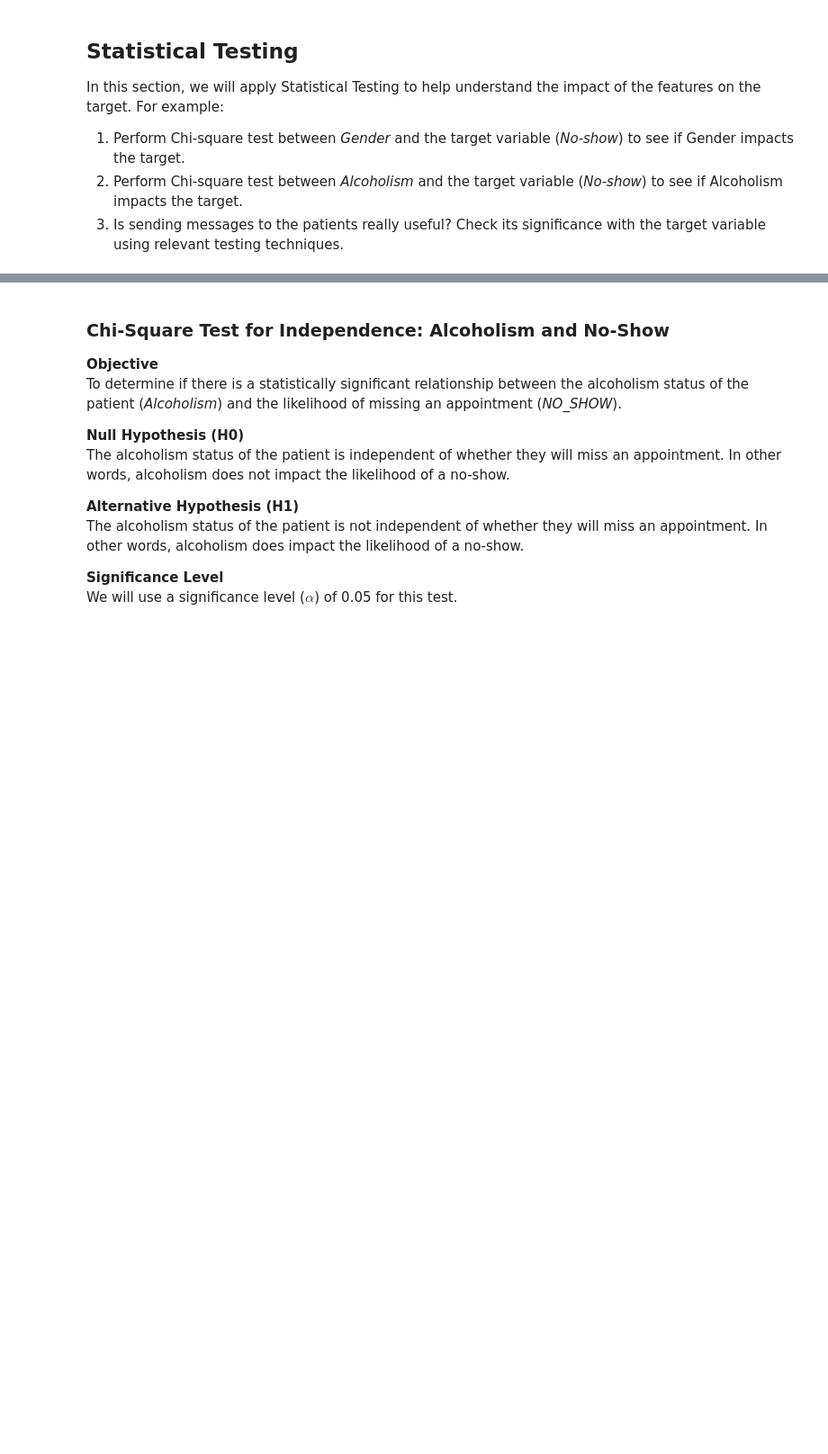
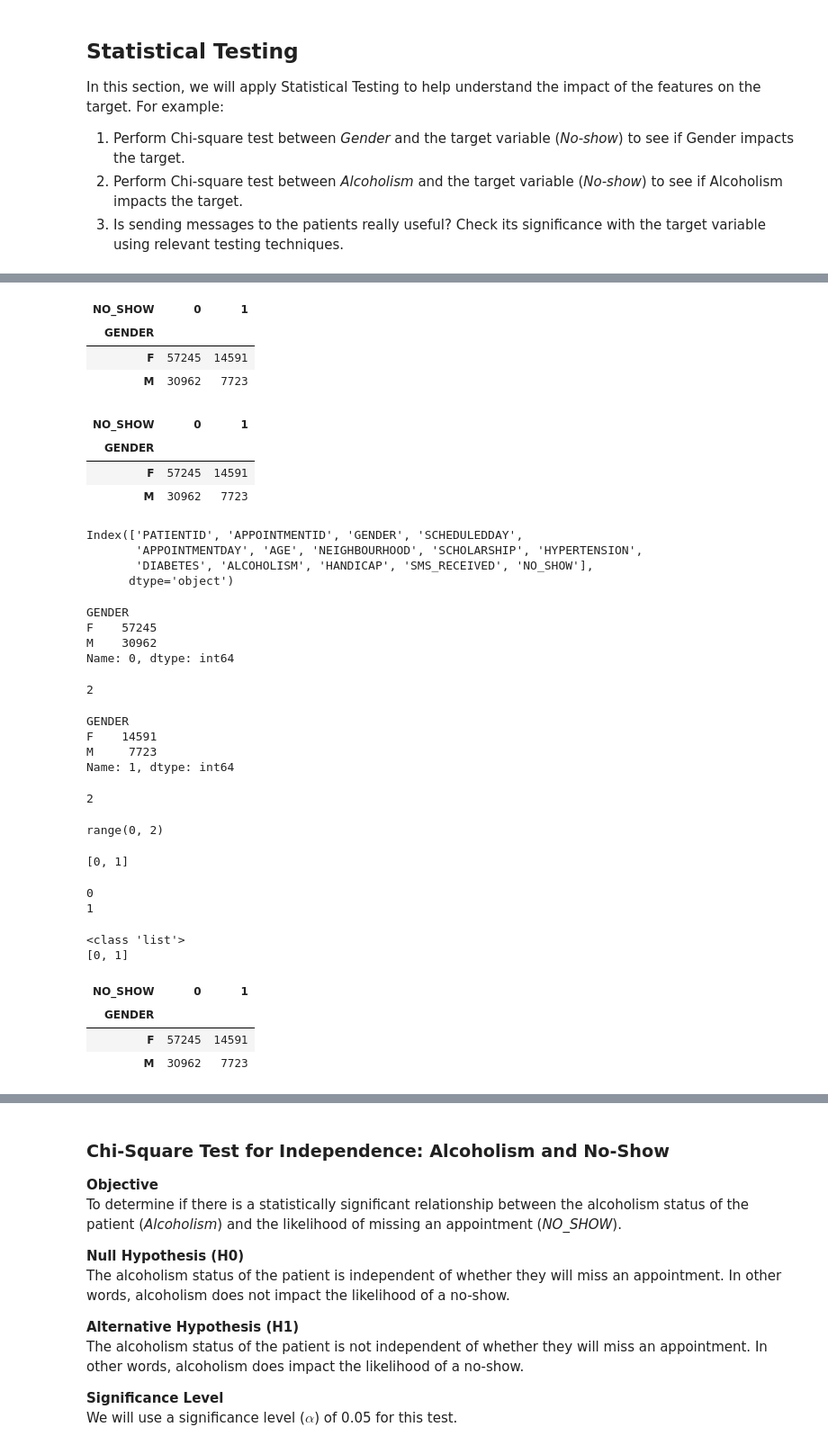
Before and after one commit to makaveli006/Healthcare-Appointment-Absent-Prediction, a Jupyter notebook: 1.Project Notebook.ipynb, the cells around one changed output, grey strips where cells are left out. Shown at 90% size. Drawn from its saved outputs; the diff is of its cells as text; code cells hidden in the pictures; blank space fills up the shorter version.

```diff
--- a/1.Project Notebook.ipynb
+++ b/1.Project Notebook.ipynb
@@ -599,3 +794,81 @@ We will use a significance level ($\alpha$) of 0.05 for this test.
 
 **Expected Outcome**<br>
 If the p-value is less than the significance level, we will reject the null hypothesis, suggesting that gender does have an impact on the likelihood of a no-show. Otherwise, we will fail to reject the null hypothesis, suggesting that the two variables are independent.
+# %%
+# Create the contingency table for Gender and NO_SHOW
+contingency_table_gender = pd.crosstab(data_pre['GENDER'], data_pre['NO_SHOW'])
+# A contingency table is a matrix that displays the frequency counts of observations for combinations of
+# two categorical variables—in this case,
+# showing how many appointments for each gender resulted in a show or no-show.
+contingency_table_gender
+# %% [output]
+| NO_SHOW | 0 | 1 |
+| GENDER |  |  |
+| F | 57245 | 14591 |
+| M | 30962 | 7723 |
+# %%
+contingency_table_gender
+# %% [output]
+| NO_SHOW | 0 | 1 |
+| GENDER |  |  |
+| F | 57245 | 14591 |
+| M | 30962 | 7723 |
+# %%
+data.columns
+# %% [output]
+Index(['PATIENTID', 'APPOINTMENTID', 'GENDER', 'SCHEDULEDDAY',
+       'APPOINTMENTDAY', 'AGE', 'NEIGHBOURHOOD', 'SCHOLARSHIP', 'HYPERTENSION',
+       'DIABETES', 'ALCOHOLISM', 'HANDICAP', 'SMS_RECEIVED', 'NO_SHOW'],
+      dtype='object')
+# %%
+contingency_table_gender[0] # No-Show = 0
+# %% [output]
+GENDER
+F    57245
+M    30962
+Name: 0, dtype: int64
+# %%
+len(contingency_table_gender[0])
+# %% [output]
+2
+# %%
+contingency_table_gender[1] # No-Show = 1
+# %% [output]
+GENDER
+F    14591
+M     7723
+Name: 1, dtype: int64
+# %%
+len(contingency_table_gender[1])
+# %% [output]
+2
+# %%
+range(len(contingency_table_gender[1]))
+# %% [output]
+range(0, 2)
+# %%
+list(range(len(contingency_table_gender[1])))
+# %% [output]
+[0, 1]
+# %%
+for i in range(len(contingency_table_gender[1])):
+    print(i)
+# %% [output]
+0
+1
+# %%
+# Set positions and width for the bars
+pos = list(range(len(contingency_table_gender[1])))
+print(type(pos))
+print(pos)
+# %% [output]
+<class 'list'>
+[0, 1]
+# %%
+contingency_table_gender = pd.crosstab(data_pre['GENDER'], data_pre['NO_SHOW'])
+contingency_table_gender
+# %% [output]
+| NO_SHOW | 0 | 1 |
+| GENDER |  |  |
+| F | 57245 | 14591 |
+| M | 30962 | 7723 |
```
Also changed, not shown: parts of 55 cells of this notebook, 15 other files.
